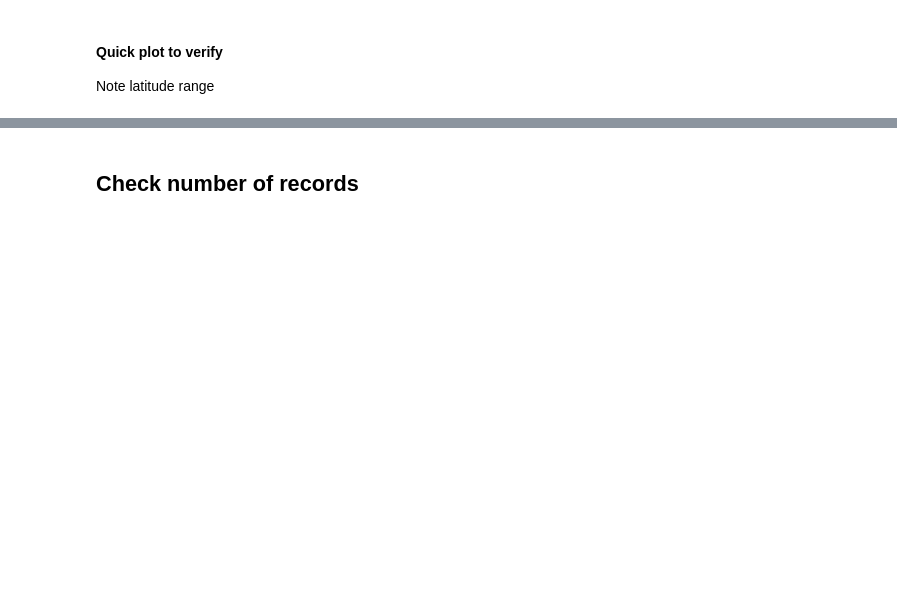
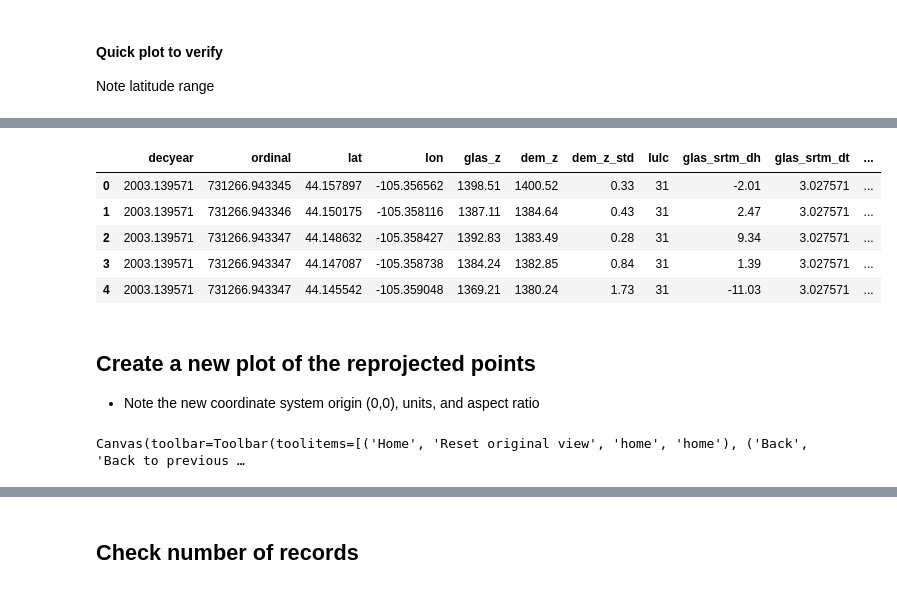
Before and after one commit to ICESAT-2HackWeek/geospatial-analysis, a Jupyter notebook: shean_ICESat-2_hackweek_tutorial_GeospatialAnalysis.ipynb, the cells around one changed output, grey strips where cells are left out. Drawn from its saved outputs; the diff is of its cells as text; code cells hidden in the pictures; blank space fills up the shorter version.

```diff
--- a/shean_ICESat-2_hackweek_tutorial_GeospatialAnalysis.ipynb
+++ b/shean_ICESat-2_hackweek_tutorial_GeospatialAnalysis.ipynb
@@ -361,2 +698,2 @@ https://geopandas.readthedocs.io/en/latest/gallery/create_geopandas_from_pandas.
 # %%
-glas_df['geometry'] = list(zip(glas_df['lon'], glas_df['lat']))
+glas_gdf = gpd.GeoDataFrame(glas_df, geometry=gpd.points_from_xy(glas_df['lon'], glas_df['lat']), crs='EPSG:4326')
@@ -376,2 +699,0 @@ Note different variable name (`glas_gdf` vs earlier `glas_df`)
-# %%
-glas_gdf = gpd.GeoDataFrame(glas_df, crs={'init' :'epsg:4326'})
@@ -530,0 +951,19 @@ https://www.axismaps.com/guide/general/map-projections/
+# %%
+utm_crs = 'EPSG:32611'
+glas_gdf_utm = glas_gdf.to_crs(utm_crs)
+# %%
+glas_gdf_utm.head()
+# %% [output]
+|  | decyear | ordinal | lat | lon | glas_z | dem_z | dem_z_std | lulc | glas_srtm_dh | glas_srtm_dt | ... |
+| 0 | 2003.139571 | 731266.943345 | 44.157897 | -105.356562 | 1398.51 | 1400.52 | 0.33 | 31 | -2.01 | 3.027571 | ... |
+| 1 | 2003.139571 | 731266.943346 | 44.150175 | -105.358116 | 1387.11 | 1384.64 | 0.43 | 31 | 2.47 | 3.027571 | ... |
+| 2 | 2003.139571 | 731266.943347 | 44.148632 | -105.358427 | 1392.83 | 1383.49 | 0.28 | 31 | 9.34 | 3.027571 | ... |
+| 3 | 2003.139571 | 731266.943347 | 44.147087 | -105.358738 | 1384.24 | 1382.85 | 0.84 | 31 | 1.39 | 3.027571 | ... |
+| 4 | 2003.139571 | 731266.943347 | 44.145542 | -105.359048 | 1369.21 | 1380.24 | 1.73 | 31 | -11.03 | 3.027571 | ... |
+# %% [markdown]
+## Create a new plot of the reprojected points
+* Note the new coordinate system origin (0,0), units, and aspect ratio
+# %%
+ax = glas_gdf_utm.plot(column='glas_z', cmap='inferno', markersize=1, legend=True)
+# %% [output]
+Canvas(toolbar=Toolbar(toolitems=[('Home', 'Reset original view', 'home', 'home'), ('Back', 'Back to previous …
```
Also changed, not shown: parts of 333 cells of this notebook.
